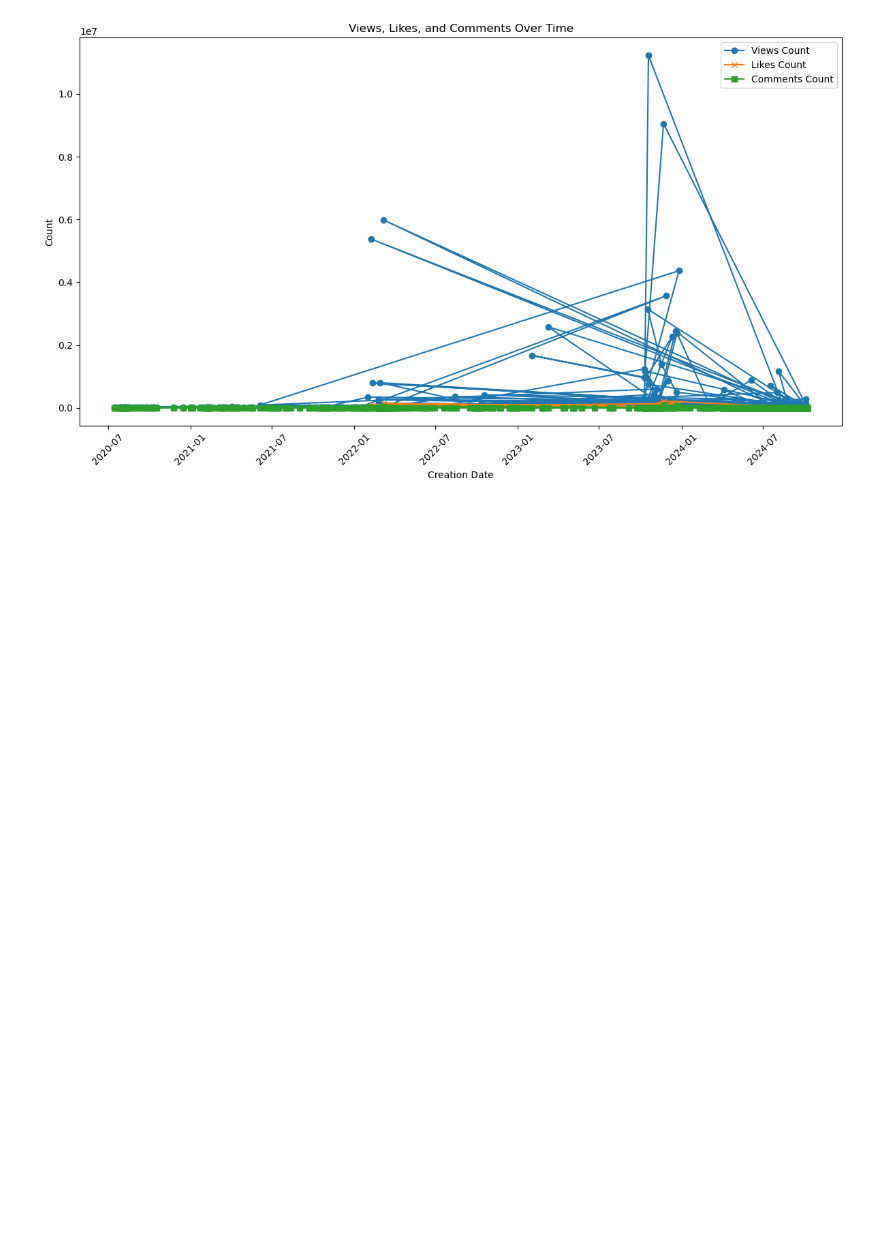
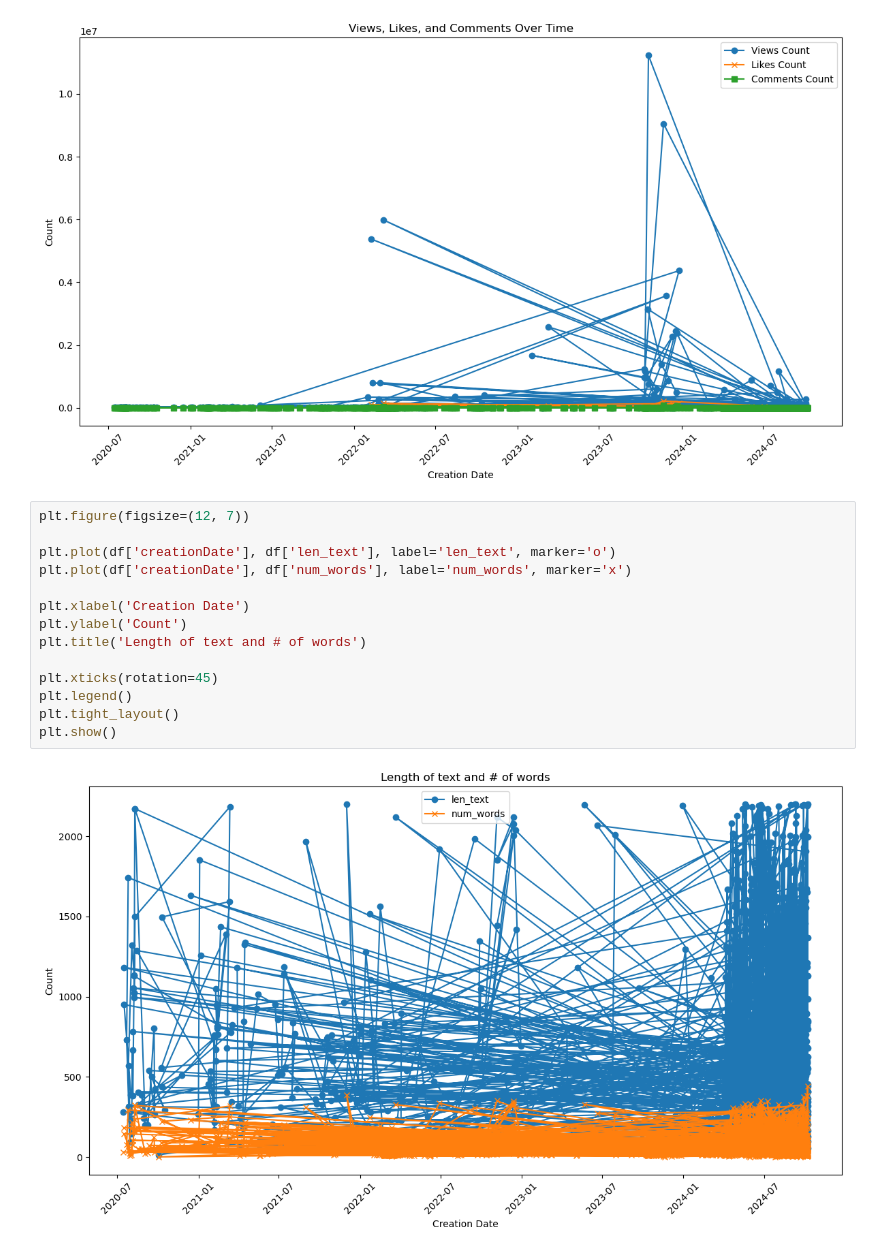
Before and after one commit to MaukanMir/Global-Conflict-Analysis, a Jupyter notebook: training.ipynb, the cells around one changed output. Cells and saved outputs as stored; diff of their text form; blank space fills up the shorter version.

```diff
--- a/training.ipynb
+++ b/training.ipynb
@@ -182,3 +182,19 @@ plt.tight_layout()
 plt.show()
 # %% [output]
 [figure]
+# %%
+plt.figure(figsize=(12, 7))
+
+plt.plot(df['creationDate'], df['len_text'], label='len_text', marker='o')
+plt.plot(df['creationDate'], df['num_words'], label='num_words', marker='x')
+
+plt.xlabel('Creation Date')
+plt.ylabel('Count')
+plt.title('Length of text and # of words')
+
+plt.xticks(rotation=45)
+plt.legend()
+plt.tight_layout()
+plt.show()
+# %% [output]
+[figure, added]
```
